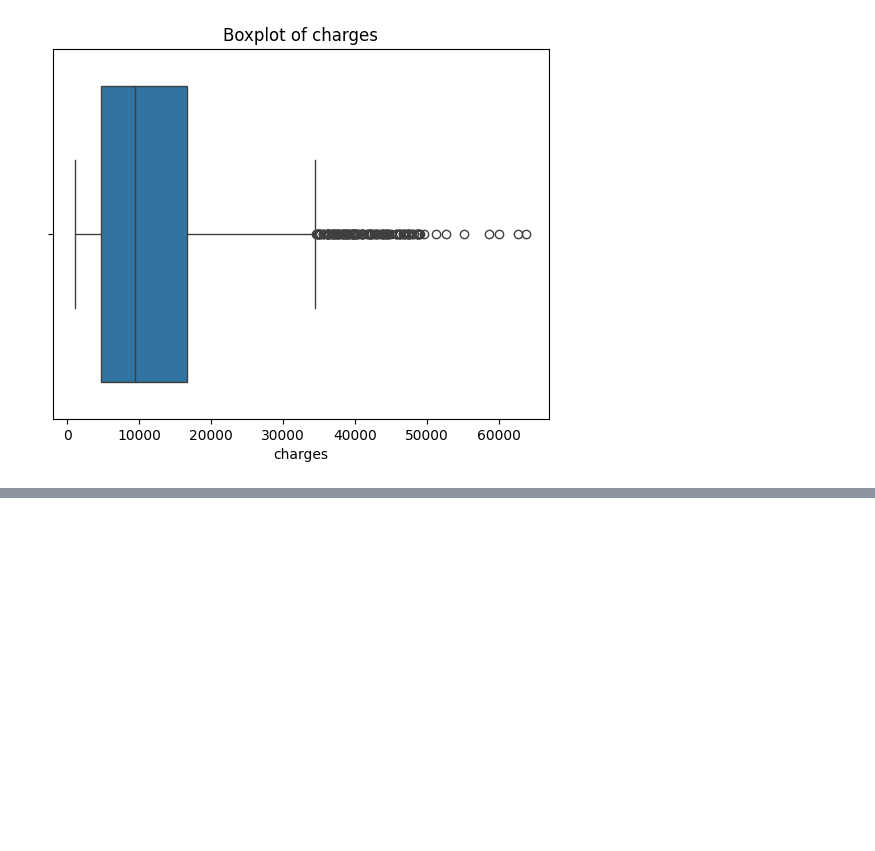
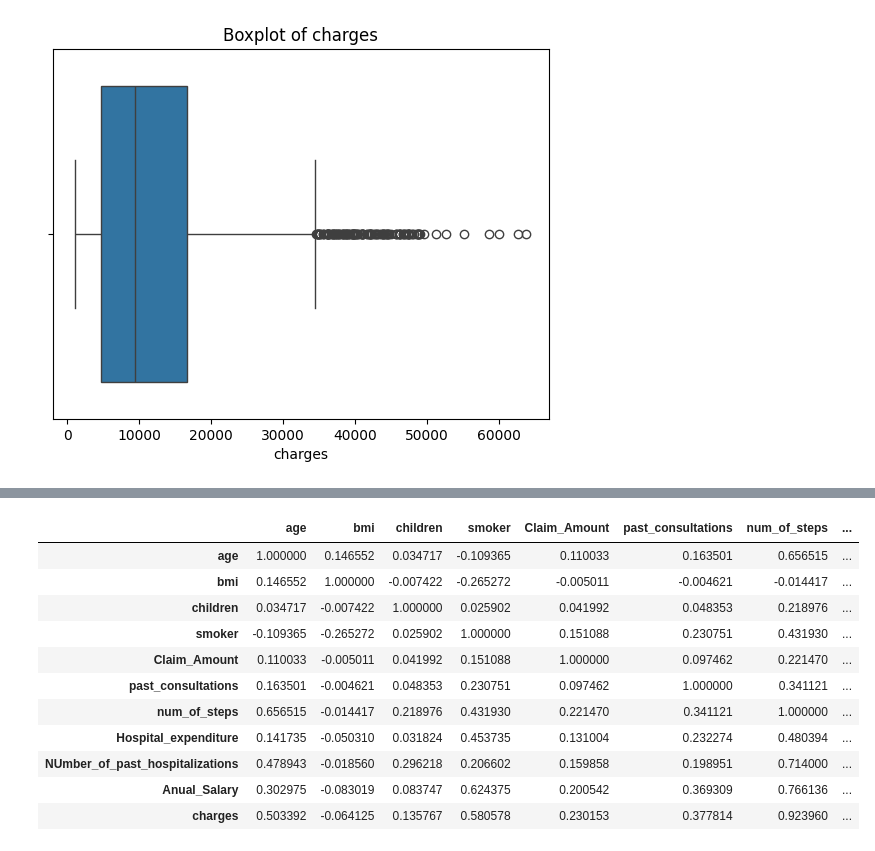
Before and after one commit to saptarshidas219/ML_Prog, a Jupyter notebook: linearReg_Insurance.ipynb, the cells around one changed output, grey strips where cells are left out. Saved outputs shown, nothing was run; the diff lists cells and outputs as text; code cells hidden in the pictures; blank space fills up the shorter version.

```diff
--- a/linearReg_Insurance.ipynb
+++ b/linearReg_Insurance.ipynb
@@ -232,0 +260,15 @@ df.shape[0]-df_fill.shape[0]
+# %%
+df_fill.corr()
+# %% [output]
+|  | age | bmi | children | smoker | Claim_Amount | past_consultations | num_of_steps | ... |
+| age | 1.000000 | 0.146552 | 0.034717 | -0.109365 | 0.110033 | 0.163501 | 0.656515 | ... |
+| bmi | 0.146552 | 1.000000 | -0.007422 | -0.265272 | -0.005011 | -0.004621 | -0.014417 | ... |
+| children | 0.034717 | -0.007422 | 1.000000 | 0.025902 | 0.041992 | 0.048353 | 0.218976 | ... |
+| smoker | -0.109365 | -0.265272 | 0.025902 | 1.000000 | 0.151088 | 0.230751 | 0.431930 | ... |
+| Claim_Amount | 0.110033 | -0.005011 | 0.041992 | 0.151088 | 1.000000 | 0.097462 | 0.221470 | ... |
+| past_consultations | 0.163501 | -0.004621 | 0.048353 | 0.230751 | 0.097462 | 1.000000 | 0.341121 | ... |
+| num_of_steps | 0.656515 | -0.014417 | 0.218976 | 0.431930 | 0.221470 | 0.341121 | 1.000000 | ... |
+| Hospital_expenditure | 0.141735 | -0.050310 | 0.031824 | 0.453735 | 0.131004 | 0.232274 | 0.480394 | ... |
+| NUmber_of_past_hospitalizations | 0.478943 | -0.018560 | 0.296218 | 0.206602 | 0.159858 | 0.198951 | 0.714000 | ... |
+| Anual_Salary | 0.302975 | -0.083019 | 0.083747 | 0.624375 | 0.200542 | 0.369309 | 0.766136 | ... |
+| charges | 0.503392 | -0.064125 | 0.135767 | 0.580578 | 0.230153 | 0.377814 | 0.923960 | ... |
```
Also changed, not shown: parts of 28 cells of this notebook.
